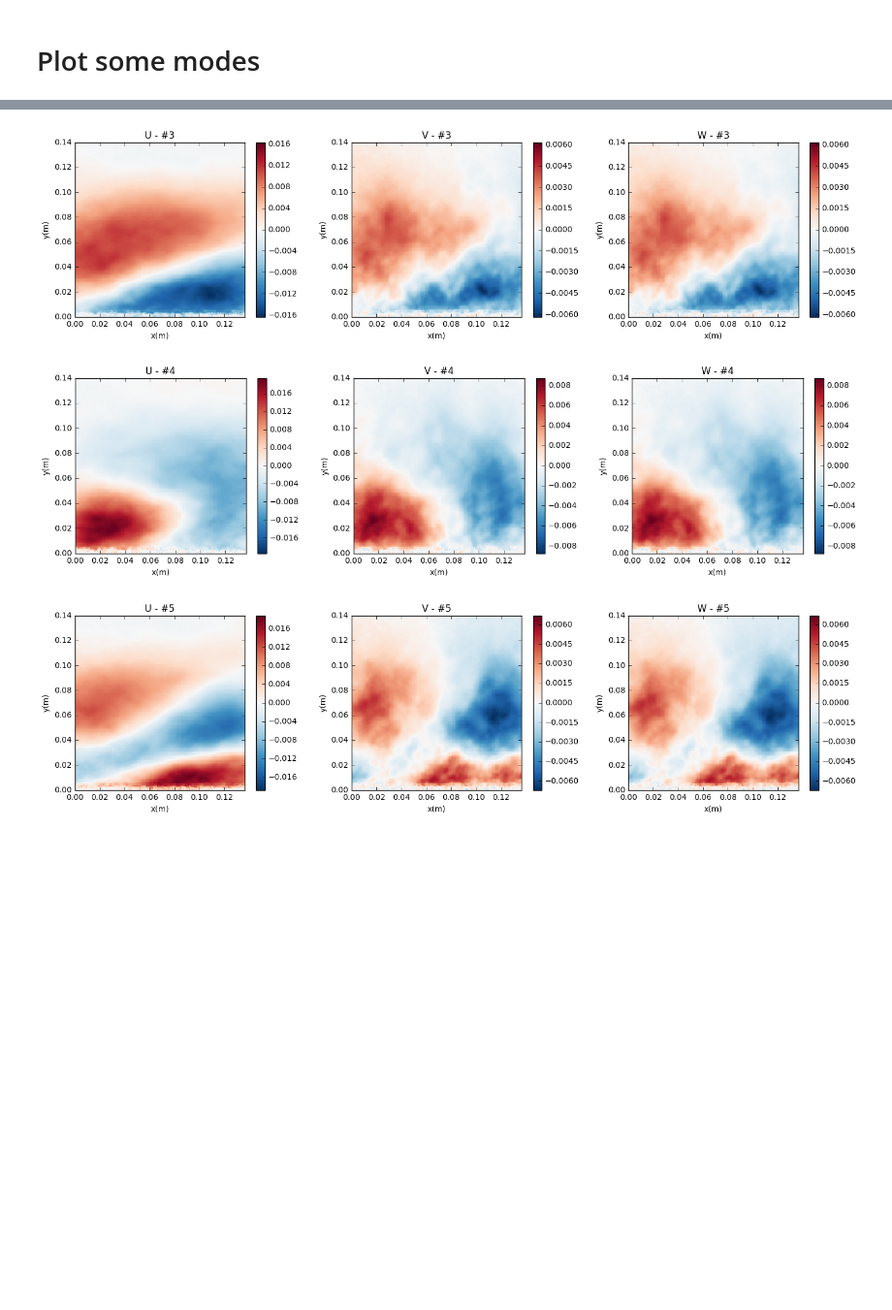
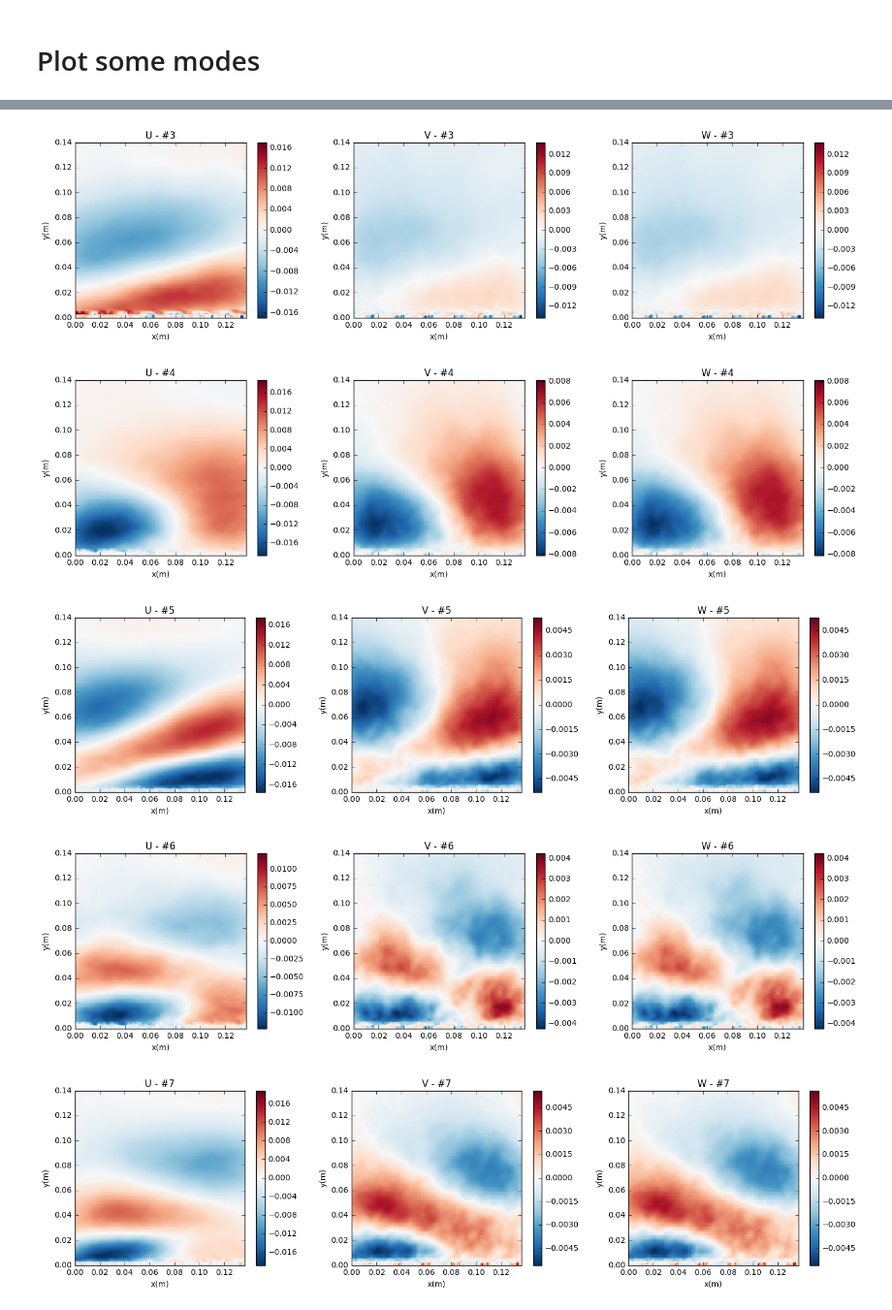
Before and after one commit to owenjhwilliams/ASIIT, a Jupyter notebook: runPOD-BigNeutral.ipynb, the cells around one changed output, grey strips where cells are left out. Shown at 97% size. Cells and saved outputs as stored; diff of their text form; code cells hidden in the pictures; blank space fills up the shorter version.

Commit message:
Rerun of big POD dataset with more data and more modes

```diff
--- a/runPOD-BigNeutral.ipynb
+++ b/runPOD-BigNeutral.ipynb
@@ -10,7 +10,7 @@ from importlib import reload
 import PODutil
 import PIVutils
 # %%
-X, Y, U, V, W, Cond, Prof = PIVutils.importMatlabPIVdata2D('/Users/Owen/Dropbox/Data/ABL/Heat Flux Data/Processed Results/N/Neutral45_test1.mat',['X','Y','U','V','W'],['Cond','Prof'])
+X, Y, U, V, W, Cond = PIVutils.importMatlabPIVdata2D('/Users/Owen/Dropbox/Data/ABL/Heat Flux Data/Processed Results/N/Neutral45.mat',['X','Y','U','V','W'],['Cond'])
 # %%
 #Rearange data into correct shape (rows all the data for a single snapshot, columns each shapshot)
 uSize = U.shape
@@ -98,5 +98,5 @@ Wmodes.shape
 # Plot some modes
 # %%
 reload(PODutil)
-PODutil.plotPODmodes3D(X,Y,Umodes,Vmodes,Wmodes,list(range(5)))
+PODutil.plotPODmodes3D(X,Y,Umodes,Vmodes,Wmodes,list(range(20)))
 # %% [output]
@@ -105,3 +105,5 @@ PODutil.plotPODmodes3D(X,Y,Umodes,Vmodes,Wmodes,list(range(5)))
-[figure, old version]
+[figure, new version]
-[figure, old version]
+[figure, new version]
-[figure, old version]
+[figure, new version]
+[figure, added]
+[figure, added]
```
Also changed, not shown: parts of 3 cells of this notebook.
